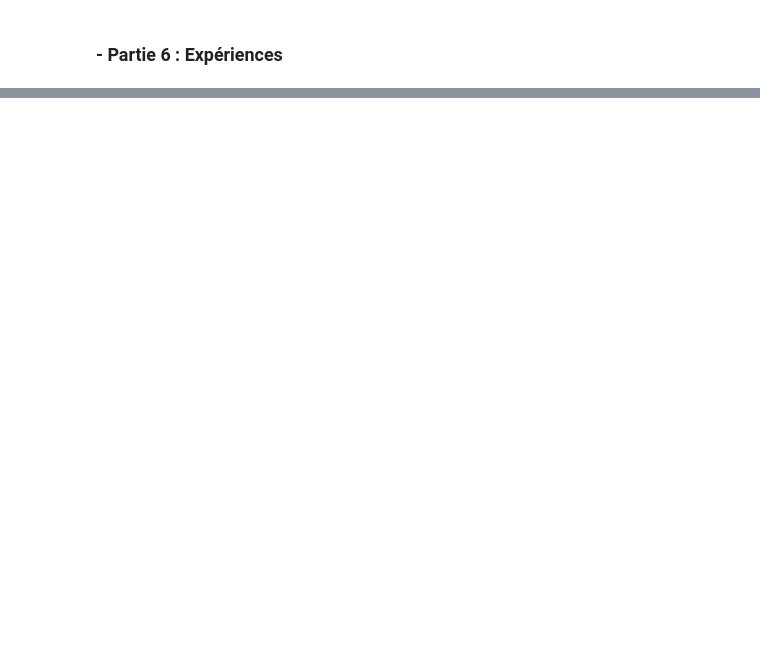
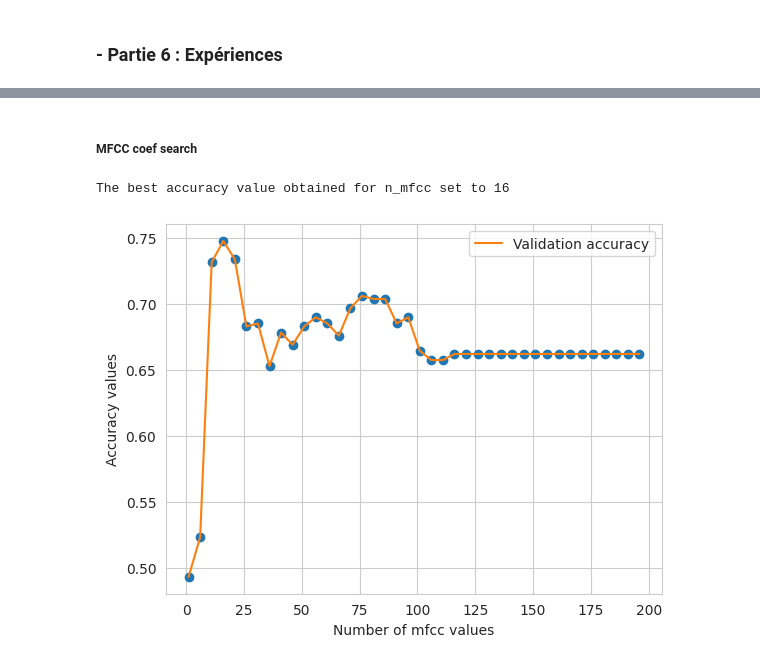
Before and after one commit to NotTheStallion/music-ai, a Jupyter notebook: tp-1_AIM.ipynb, the cells around one changed output, grey strips where cells are left out. Cells and saved outputs as stored; diff of their text form; code cells hidden in the pictures; blank space fills up the shorter version.

```diff
--- a/tp-1_AIM.ipynb
+++ b/tp-1_AIM.ipynb
@@ -554,0 +253,57 @@ pca_df
+# %% [markdown]
+##### MFCC coef search
+# %%
+def run_pipeline(mfcc_coef : int) -> float:
+    # Load and preprocess audio files
+    ts_mozart, sr_mozart = load('./audio/classique/Mozart-String-Quartet.mp3', duration=duration)
+    ts_rodrigo, sr_rodrigo = load('./audio/flamenco/Rodrigo-y-Gabriela-Hanuman.mp3', duration=duration)
+
+    mozart_mfcc = scaler.fit_transform(mfcc(y=ts_mozart, sr=sr_mozart, n_mfcc=mfcc_coef).T)
+    rodrigo_mfcc = scaler.fit_transform(mfcc(y=ts_rodrigo, sr=sr_rodrigo, n_mfcc=mfcc_coef).T)
+
+    X = np.concatenate((mozart_mfcc, rodrigo_mfcc))
+    y = np.array([0 for _ in range(mozart_mfcc.shape[0])] + [1 for _ in range(rodrigo_mfcc.shape[0])])
+
+    # shuffle the dataset
+    idx = np.random.permutation(len(X))
+    X, y = X[idx], y[idx]
+
+    svm_clf = SVC(C=1.0, kernel='rbf', random_state=seed)
+    svm_clf.fit(X, y)
+
+    val_duration = 5 #@param
+
+    ts_mozart, sr_mozart = load('./audio/classique/Mozart-String-Quartet.mp3', duration=val_duration, offset=duration)
+    ts_rodrigo, sr_rodrigo = load('./audio/flamenco/Rodrigo-y-Gabriela-Hanuman.mp3', duration=val_duration, offset=duration)
+
+    mozart_mfcc = scaler.fit_transform(mfcc(y=ts_mozart, sr=sr_mozart, n_mfcc=mfcc_coef).T)
+    rodrigo_mfcc = scaler.fit_transform(mfcc(y=ts_rodrigo, sr=sr_rodrigo, n_mfcc=mfcc_coef).T)
+
+    X_val = np.concatenate((mozart_mfcc, rodrigo_mfcc))
+    y_val = np.array([0 for _ in range(mozart_mfcc.shape[0])] + [1 for _ in range(rodrigo_mfcc.shape[0])])
+
+    idx = np.random.permutation(len(X_val))
+    X_val, y_val = X_val[idx], y_val[idx]
+
+    # Predict
+    y_pred_svc = svm_clf.predict(X_val)
+    valid_accuracy = accuracy_score(y_val, y_pred_svc)
+
+    return valid_accuracy
+
+mfcc_coefs = np.arange(1, 200, step=5)
+valid_accuracies = []
+for mfcc_coef in mfcc_coefs:
+    valid_acc = run_pipeline(mfcc_coef)
+    valid_accuracies.append(valid_acc)
+
+plt.plot(mfcc_coefs, valid_accuracies, 'o')
+plt.plot(mfcc_coefs, valid_accuracies, label="Validation accuracy")
+plt.xlabel("Number of mfcc values")
+plt.ylabel("Accuracy values")
+plt.legend()
+
+print(f"The best accuracy value obtained for n_mfcc set to {mfcc_coefs[np.argmax(valid_accuracies)]}")
+# %% [output]
+The best accuracy value obtained for n_mfcc set to 16
+[figure, added]
```
Also changed, not shown: parts of 21 cells of this notebook.
